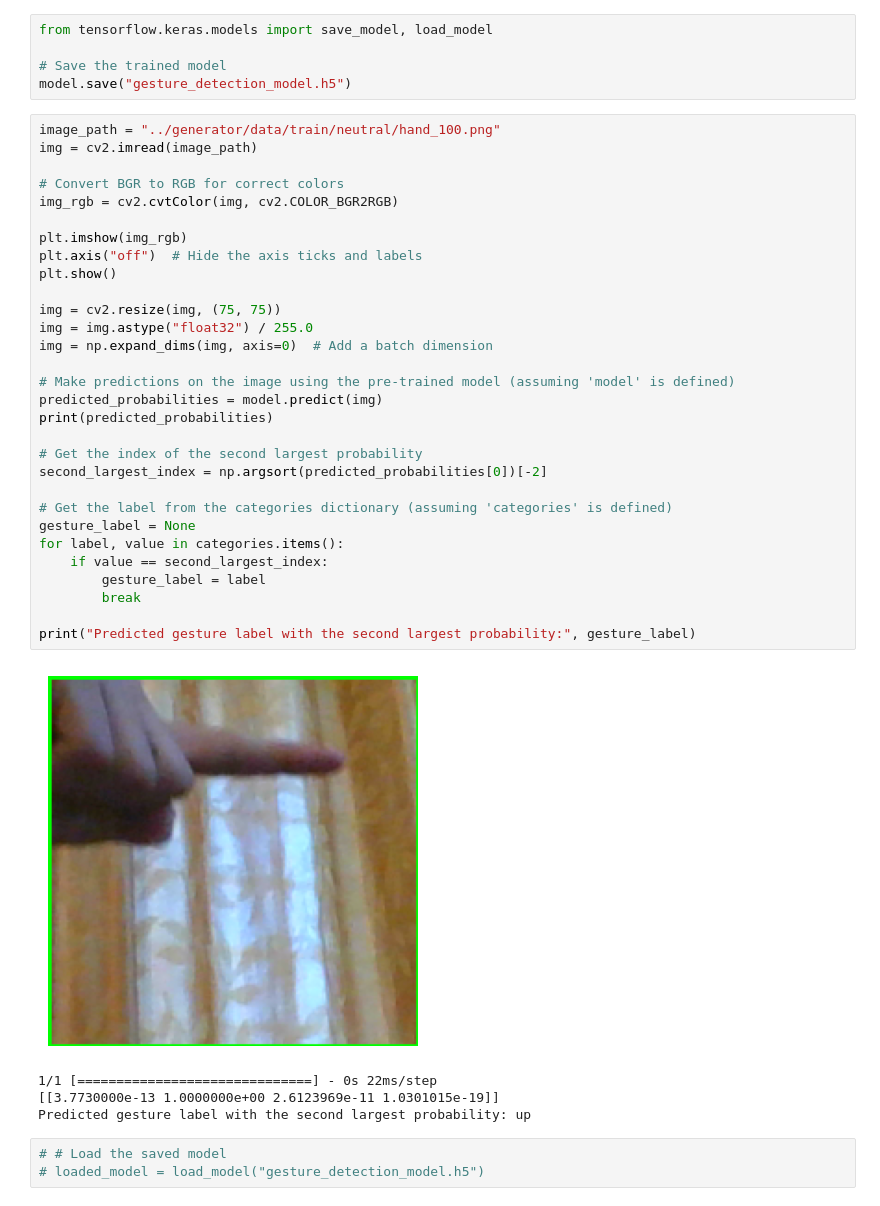
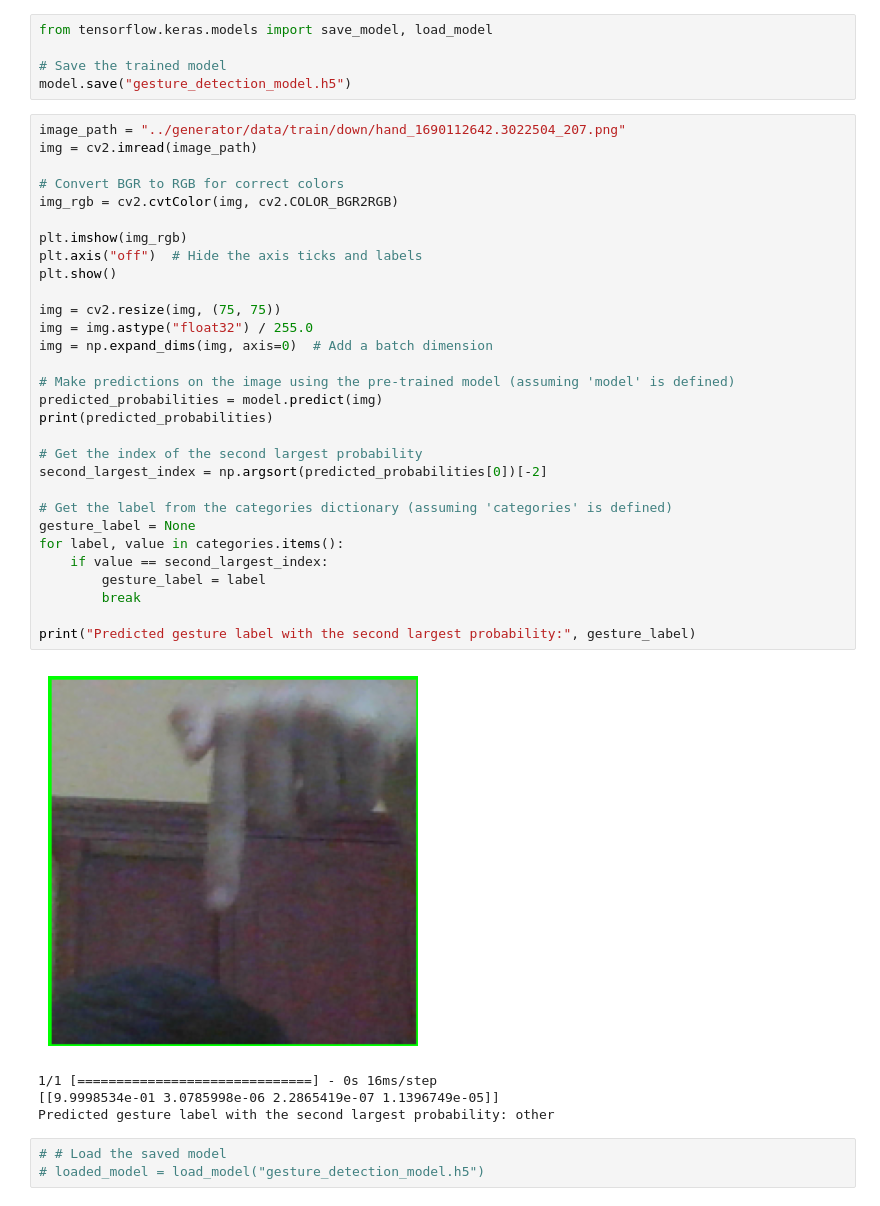
Before and after one commit to AnsahMohammad/gesture-scroll, a Jupyter notebook: docs/Hand_Gesture.ipynb, the cells around one changed output. Cells and saved outputs as stored; diff of their text form.

```diff
--- a/docs/Hand_Gesture.ipynb
+++ b/docs/Hand_Gesture.ipynb
@@ -186,40 +186,40 @@ from tensorflow.keras.models import save_model, load_model
 # Save the trained model
 model.save("gesture_detection_model.h5")
 # %%
-image_path = "../generator/data/train/neutral/hand_100.png"
+image_path = "../generator/data/train/down/hand_1690112642.3022504_207.png"
 img = cv2.imread(image_path)
 
 # Convert BGR to RGB for correct colors
 img_rgb = cv2.cvtColor(img, cv2.COLOR_BGR2RGB)
 
 plt.imshow(img_rgb)
 plt.axis("off")  # Hide the axis ticks and labels
 plt.show()
 
 img = cv2.resize(img, (75, 75))
 img = img.astype("float32") / 255.0
 img = np.expand_dims(img, axis=0)  # Add a batch dimension
 
 # Make predictions on the image using the pre-trained model (assuming 'model' is defined)
 predicted_probabilities = model.predict(img)
 print(predicted_probabilities)
 
 # Get the index of the second largest probability
 second_largest_index = np.argsort(predicted_probabilities[0])[-2]
 
 # Get the label from the categories dictionary (assuming 'categories' is defined)
 gesture_label = None
 for label, value in categories.items():
     if value == second_largest_index:
         gesture_label = label
         break
 
 print("Predicted gesture label with the second largest probability:", gesture_label)
 # %% [output]
-[figure, old version]
+[figure, new version]
-1/1 [==============================] - 0s 22ms/step
-[[3.7730000e-13 1.0000000e+00 2.6123969e-11 1.0301015e-19]]
-Predicted gesture label with the second largest probability: up
+1/1 [==============================] - 0s 16ms/step
+[[9.9998534e-01 3.0785998e-06 2.2865419e-07 1.1396749e-05]]
+Predicted gesture label with the second largest probability: other
 # %%
 # # Load the saved model
 # loaded_model = load_model("gesture_detection_model.h5")
```
Also changed, not shown: parts of 3 cells of this notebook, 1 other file.
